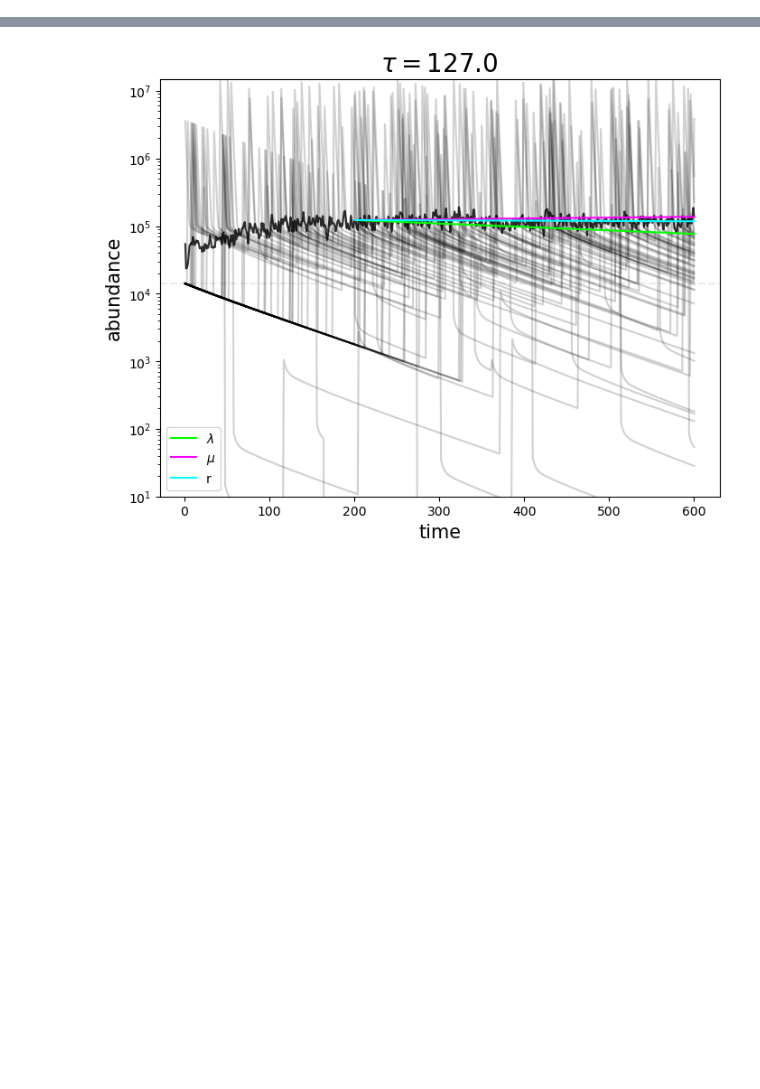
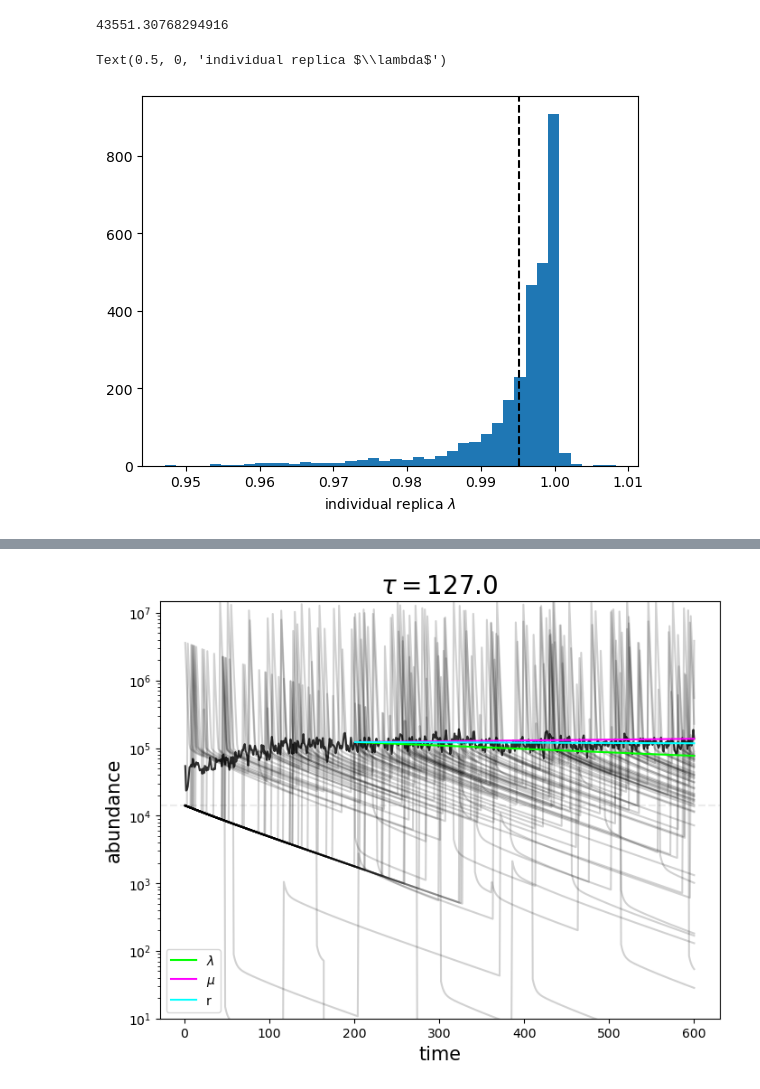
Before and after one commit to patricklawton/TecateCypress, a Jupyter notebook: sensitivity/viz.ipynb, the cells around one changed output, grey strips where cells are left out. Saved outputs shown, nothing was run; the diff lists cells and outputs as text; code cells hidden in the pictures; blank space fills up the shorter version.

```diff
--- a/sensitivity/viz.ipynb
+++ b/sensitivity/viz.ipynb
@@ -26,0 +172,19 @@ project = sg.get_project()
+# %%
+# Recompute lambda_s within smaller timeframe
+# lambda_s, lam_s_all, N_i = recompute_lambda(b, burn_in_end_i, census_t[:1000], N_tot[:,:1000])
+lambda_s, lam_s_all, N_i = recompute_lambda(b, burn_in_end_i, census_t, N_tot)
+
+# Recompute mu_s within smaller timeframe
+# mu_s = recompute_mu(b, burn_in_end_i, census_t[:1000], N_tot_mean[:1000])
+mu_s = recompute_mu(b, 200, census_t[:], N_tot_mean[:])
+Te_mu = np.log(1/N_mean_post[0])/np.log(mu_s)
+print(Te_mu)
+# %% [output]
+43551.30768294916
+# %%
+plt.hist(lam_s_all, bins=40);
+plt.axvline(np.mean(lam_s_all), ls='--', c='k')
+plt.xlabel(r"individual replica $\lambda$")
+# %% [output]
+Text(0.5, 0, 'individual replica $\\lambda$')
+[figure, added]
```
Also changed, not shown: parts of 18 cells of this notebook, 11 other files.
